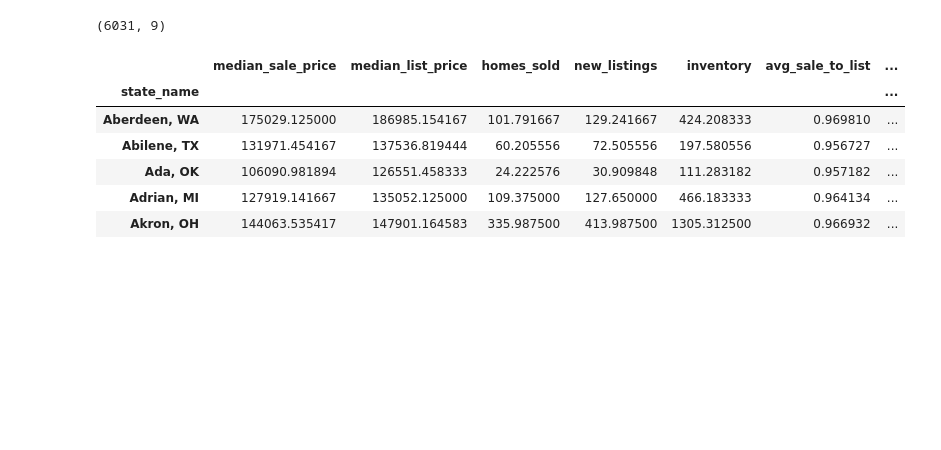
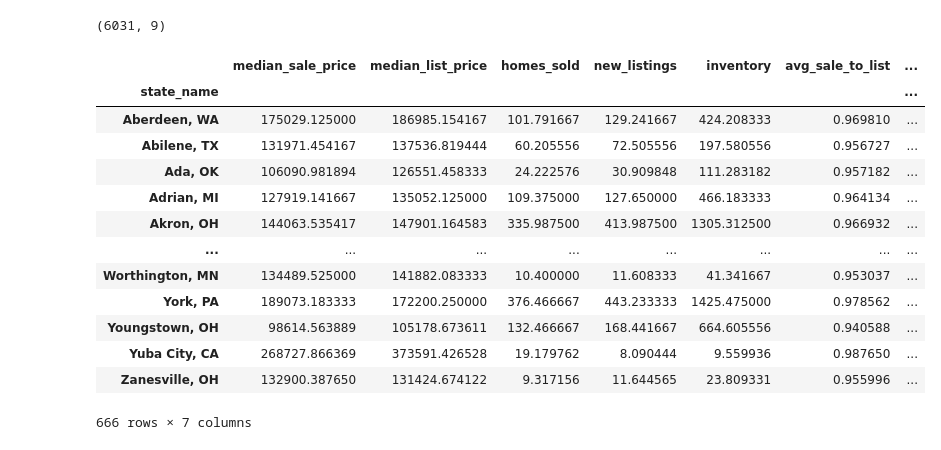
Before and after one commit to laurenweiner/GW-Bootcamp-Project, a Jupyter notebook: metro_market_tracker.ipynb, the cells around one changed output. Drawn from its saved outputs; the diff is of its cells as text; code cells hidden in the pictures; blank space fills up the shorter version.

```diff
--- a/metro_market_tracker.ipynb
+++ b/metro_market_tracker.ipynb
@@ -55,15 +100,23 @@ metro_market_tracker.shape
 (6031, 9)
 # %%
 df_state = metro_market_tracker.groupby("state_name").mean()
-df_state.head(5)
+# k = df_state.head(500).sort_values("median_sale_price", ascending = False)
+df_state
 # %% [output]
 |  | median_sale_price | median_list_price | homes_sold | new_listings | inventory | avg_sale_to_list | ... |
 | state_name |  |  |  |  |  |  | ... |
 | Aberdeen, WA | 175029.125000 | 186985.154167 | 101.791667 | 129.241667 | 424.208333 | 0.969810 | ... |
 | Abilene, TX | 131971.454167 | 137536.819444 | 60.205556 | 72.505556 | 197.580556 | 0.956727 | ... |
 | Ada, OK | 106090.981894 | 126551.458333 | 24.222576 | 30.909848 | 111.283182 | 0.957182 | ... |
 | Adrian, MI | 127919.141667 | 135052.125000 | 109.375000 | 127.650000 | 466.183333 | 0.964134 | ... |
 | Akron, OH | 144063.535417 | 147901.164583 | 335.987500 | 413.987500 | 1305.312500 | 0.966932 | ... |
+| ... | ... | ... | ... | ... | ... | ... | ... |
+| Worthington, MN | 134489.525000 | 141882.083333 | 10.400000 | 11.608333 | 41.341667 | 0.953037 | ... |
+| York, PA | 189073.183333 | 172200.250000 | 376.466667 | 443.233333 | 1425.475000 | 0.978562 | ... |
+| Youngstown, OH | 98614.563889 | 105178.673611 | 132.466667 | 168.441667 | 664.605556 | 0.940588 | ... |
+| Yuba City, CA | 268727.866369 | 373591.426528 | 19.179762 | 8.090444 | 9.559936 | 0.987650 | ... |
+| Zanesville, OH | 132900.387650 | 131424.674122 | 9.317156 | 11.644565 | 23.809331 | 0.955996 | ... |
+666 rows × 7 columns
 # %%
 #check density
 metro_market_tracker.index.name = None
```
Also changed, not shown: parts of 33 cells of this notebook.
